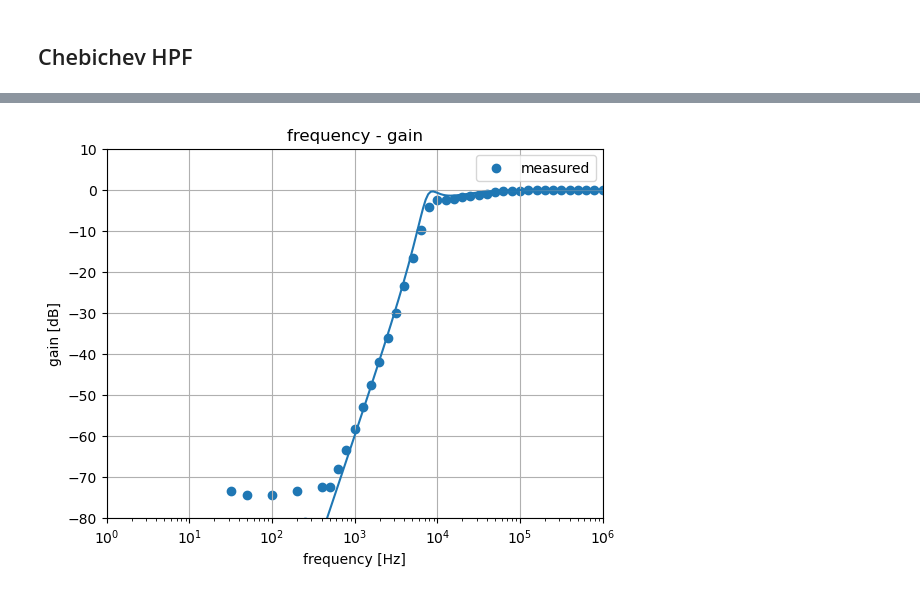
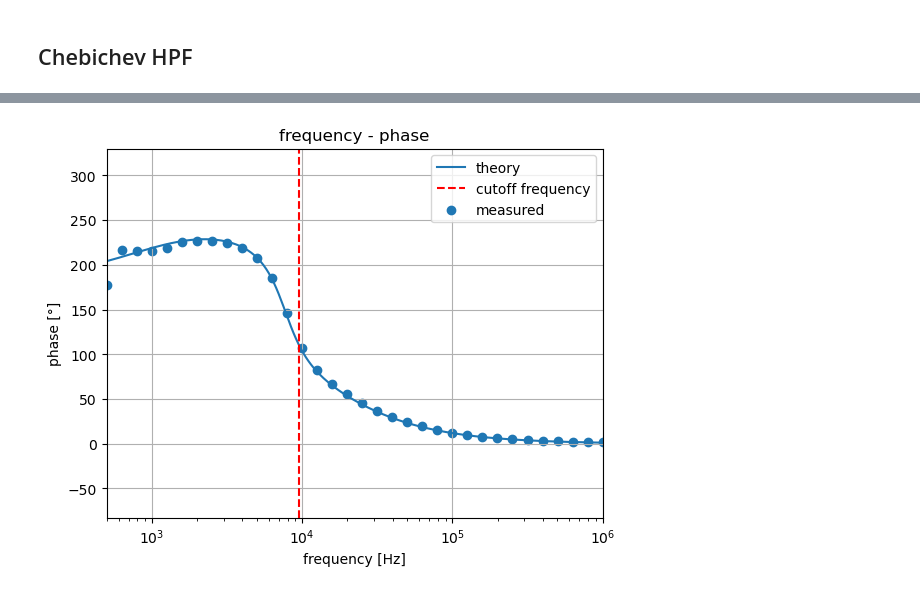
Before and after one commit to uzumibi/A2, a Jupyter notebook: 7-3.ipynb, the cells around one changed output, grey strips where cells are left out. Drawn from its saved outputs; the diff is of its cells as text; code cells hidden in the pictures.

```diff
--- a/7-3.ipynb
+++ b/7-3.ipynb
@@ -44,11 +80,12 @@ axstg.apply_axes(ax)
 #L: 63.50Ω
 def H(f):
     s = 1j*2*np.pi*f
+    r=63.50
     R = 862.32
     C1 = 9.179e-9
     C2 = 36.32e-9
     L = 10.203e-3
-    ret = (R/(1+(R+1/(s*C2))/(s*L)))/(1/(1/(R+1/(s*C2))+1/(s*L))+1/(s*C1))
+    ret = (R/(1+(R+1/(s*C2))/(s*L+r)))/(1/(1/(R+1/(s*C2))+1/(s*L+r))+1/(s*C1))
     return ret
 gain_theory = lambda f: 20*np.log10(np.abs(H(f)))
 phase_theory = lambda f: np.angle(H(f), deg=True)
@@ -79,11 +148,12 @@ axstg.apply_axes(ax)
 # %%
 # L1: 5.13Ω  L2: 23.64+5m+5.13Ω
 def H(f):
+    R1=5.13; R2=23.64+5e-3+5.13
     s = 1j*2*np.pi*f
     R = 906.85
     C = 4.414e-9
     L1 = 4.676e-3;  L2 = 2.8361e-3
-    ret = (R/(1+s*C*(s*L2+R)))/((1/(1/(s*L2+R)+s*C))+s*L1)
+    ret = (R/(1+s*C*(s*L2+R2+R)))/((1/(1/(s*L2+R+R2)+s*C))+s*L1+R1)
     return ret
 gain_theory = lambda f: 20*np.log10(np.abs(H(f)))
 phase_theory = lambda f: np.angle(H(f), deg=True)
@@ -115,12 +217,38 @@ axstg.apply_axes(ax)
 # L: 58.80Ω
 def H(f):
     s = 1j*2*np.pi*f
+    R1=58.80
     R = 606.6
     C1 = 21.01e-9
     C2 = 31.53e-9
     L = 9.984e-3
-    ret = (R/(1+(R+1/(s*C2))/(s*L)))/(1/(1/(R+1/(s*C2))+1/(s*L))+1/(s*C1))
+    ret = (R/(1+(R+1/(s*C2))/(s*L+R1)))/(1/(1/(R+1/(s*C2))+1/(s*L+R1))+1/(s*C1))
     return ret
 gain_theory = lambda f: 20*np.log10(np.abs(H(f)))
 phase_theory = lambda f: np.angle(H(f), deg=True)
 phase_theory_fix = lambda f: phase_theory(f) + 360*(phase_theory(f)<0)
+# %%
+dat = pd.read_csv("4_bode_chebhpf.csv")
+dat["gain_dB"] = 20*np.log10(dat["gain"])
+interp_func = interp1d(dat["gain_dB"], dat["freq"], bounds_error=False, fill_value="extrapolate")
+
+freq_3dB = interp_func(-3)
+print(f"3dB cutoff frequency: {freq_3dB/1000:.2f} kHz")
+T=1/(2*np.pi*freq_3dB)
+print(f"Time constant: {T*1000:.3f} ms")
+dat_above_cutoff = dat[dat["freq"] < freq_3dB]
+dat_cutoff = dat_above_cutoff[dat_above_cutoff["freq"] > 1000]
+
+log_freq = np.log10(dat_cutoff["freq"])
+
+slope, intercept, r_value, p_value, std_err = linregress(log_freq, dat_cutoff["gain_dB"])
+print(f"slope: {slope:.3f}, intercept: {intercept:.3f}, r^2: {r_value**2:.3f}")
+
+fig = plt.figure()
+ax = fig.add_subplot(111)
+axstg = AxesSetting(legend=True, xlabel="frequency [Hz]", ylabel="gain [dB]", grid="both", xlim=(1e2,1e6),ylim=(-80,10),xscale="log", title="frequency - gain")
+ax.axvline(x=freq_3dB, color="red", linestyle="--", label="cutoff frequency")
+axstg.plot_func(ax, gain_theory, label="theory")
+# axstg.plot_func(ax, gain_dB)
+ax.scatter(dat["freq"], 20*np.log10(dat["gain"]), label="measured",s=20)
+axstg.apply_axes(ax)
@@ -127,11 +260,11 @@ phase_theory_fix = lambda f: phase_theory(f) + 360*(phase_theory(f)<0)
 # %%
-dat = pd.read_csv("4_bode_chebhpf.csv")
 fig = plt.figure()
 ax = fig.add_subplot(111)
-axstg = AxesSetting(legend=True, xlabel="frequency [Hz]", ylabel="gain [dB]", grid="both", xlim=(1,1e6),ylim=(-80,10),xscale="log", title="frequency - gain")
-axstg.plot_func(ax, gain_theory)
+axstg = AxesSetting(legend=True, xlabel="frequency [Hz]", ylabel="phase [°]", grid="both", xlim=(5e2,1e6),xscale="log", title="frequency - phase")
+axstg.plot_func(ax, phase_theory_fix, label="theory")
 # axstg.plot_func(ax, gain_dB)
-ax.scatter(dat["freq"], 20*np.log10(dat["gain"]), label="measured")
+ax.axvline(x=freq_3dB, color="red", linestyle="--", label="cutoff frequency")
+ax.scatter(dat["freq"], dat["phase"], label="measured")
 axstg.apply_axes(ax)
 # %% [output]
-[figure, old version]
+[figure, new version]
```
Also changed, not shown: parts of 17 cells of this notebook, 13 other files.
